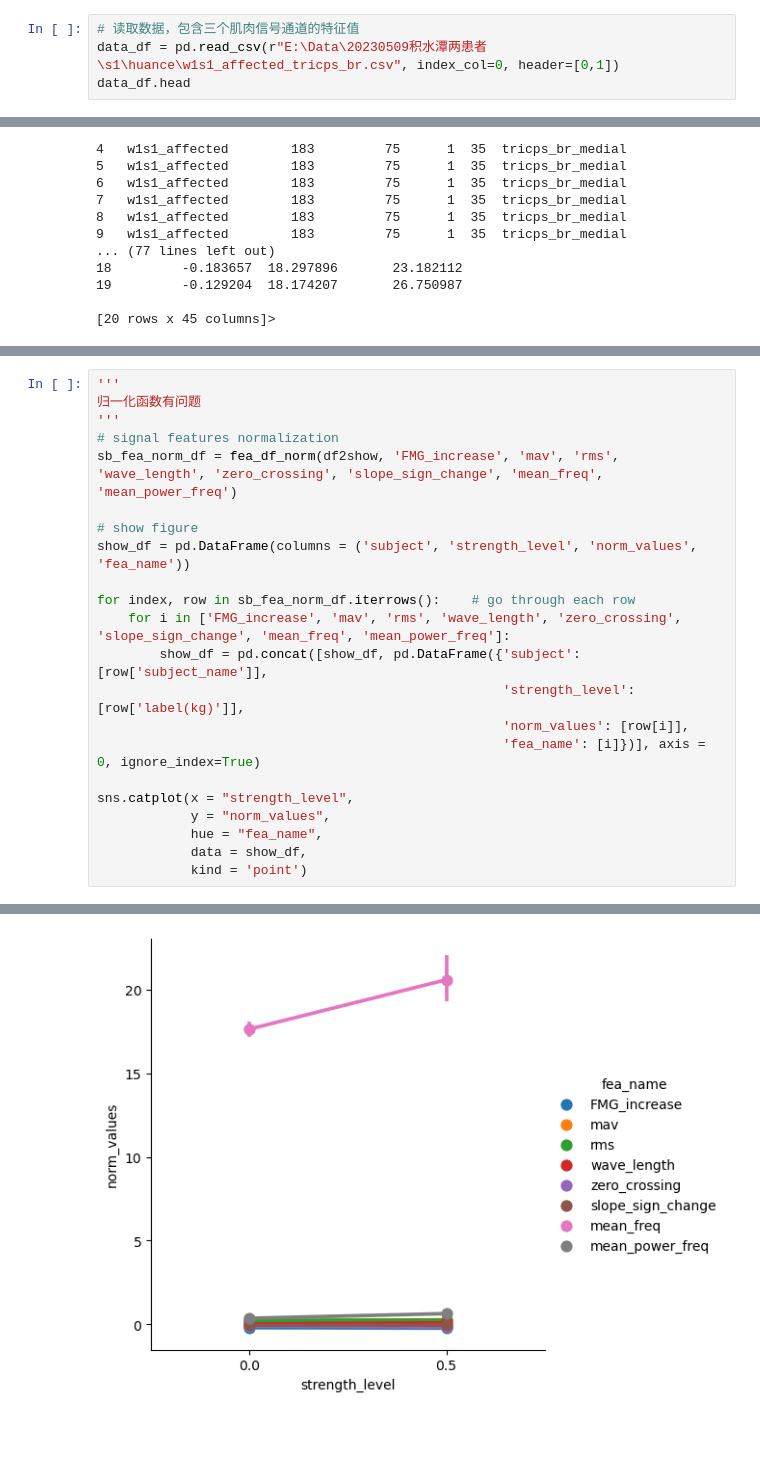
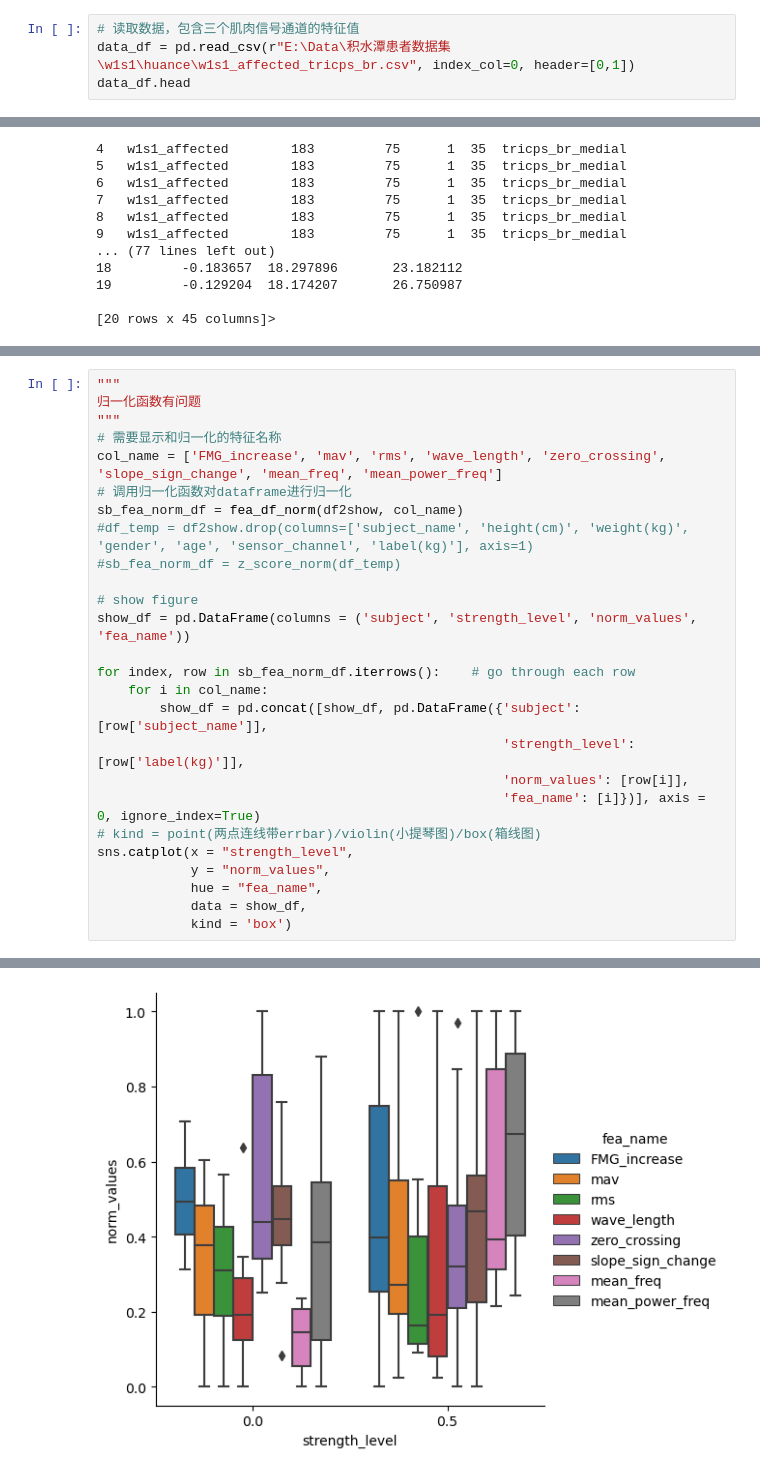
Before and after one commit to WynminMark/FMG-sEMG-processing, a Jupyter notebook: feature_visualization.ipynb, the cells around one changed output, grey strips where cells are left out. Saved outputs shown, nothing was run; the diff lists cells and outputs as text; blank space fills up the shorter version.

Commit message:
20230522 z-score normalization

```diff
--- a/feature_visualization.ipynb
+++ b/feature_visualization.ipynb
@@ -16,6 +7,6 @@ from sklearn.metrics import explained_variance_score, mean_absolute_error, mean_
 # %%
 # 读取数据，包含三个肌肉信号通道的特征值
-data_df = pd.read_csv(r"E:\Data\20230509积水潭两患者\s1\huance\w1s1_affected_tricps_br.csv", index_col=0, header=[0,1])
+data_df = pd.read_csv(r"E:\Data\积水潭患者数据集\w1s1\huance\w1s1_affected_tricps_br.csv", index_col=0, header=[0,1])
 data_df.head
 # %% [output]
 <bound method NDFrame.head of       agonist_ch1                                                     \
@@ -59,23 +52,27 @@ df2show.head
 # %%
-'''
+"""
 归一化函数有问题
-'''
-# signal features normalization
-sb_fea_norm_df = fea_df_norm(df2show, 'FMG_increase', 'mav', 'rms', 'wave_length', 'zero_crossing', 'slope_sign_change', 'mean_freq', 'mean_power_freq')
+"""
+# 需要显示和归一化的特征名称
+col_name = ['FMG_increase', 'mav', 'rms', 'wave_length', 'zero_crossing', 'slope_sign_change', 'mean_freq', 'mean_power_freq']
+# 调用归一化函数对dataframe进行归一化
+sb_fea_norm_df = fea_df_norm(df2show, col_name)
+#df_temp = df2show.drop(columns=['subject_name', 'height(cm)', 'weight(kg)', 'gender', 'age', 'sensor_channel', 'label(kg)'], axis=1)
+#sb_fea_norm_df = z_score_norm(df_temp)
 
 # show figure
 show_df = pd.DataFrame(columns = ('subject', 'strength_level', 'norm_values', 'fea_name'))
 
 for index, row in sb_fea_norm_df.iterrows():    # go through each row
-    for i in ['FMG_increase', 'mav', 'rms', 'wave_length', 'zero_crossing', 'slope_sign_change', 'mean_freq', 'mean_power_freq']:
+    for i in col_name:
         show_df = pd.concat([show_df, pd.DataFrame({'subject': [row['subject_name']],
                                                     'strength_level': [row['label(kg)']],
                                                     'norm_values': [row[i]],
                                                     'fea_name': [i]})], axis = 0, ignore_index=True)
-
+# kind = point(两点连线带errbar)/violin(小提琴图)/box(箱线图)
 sns.catplot(x = "strength_level",
             y = "norm_values",
             hue = "fea_name",
             data = show_df,
-            kind = 'point')
+            kind = 'box')
 # %% [output]
@@ -83 +85 @@ sns.catplot(x = "strength_level",
-[figure, old version]
+[figure, new version]
```
Also changed, not shown: parts of 7 cells of this notebook, 2 other files.
